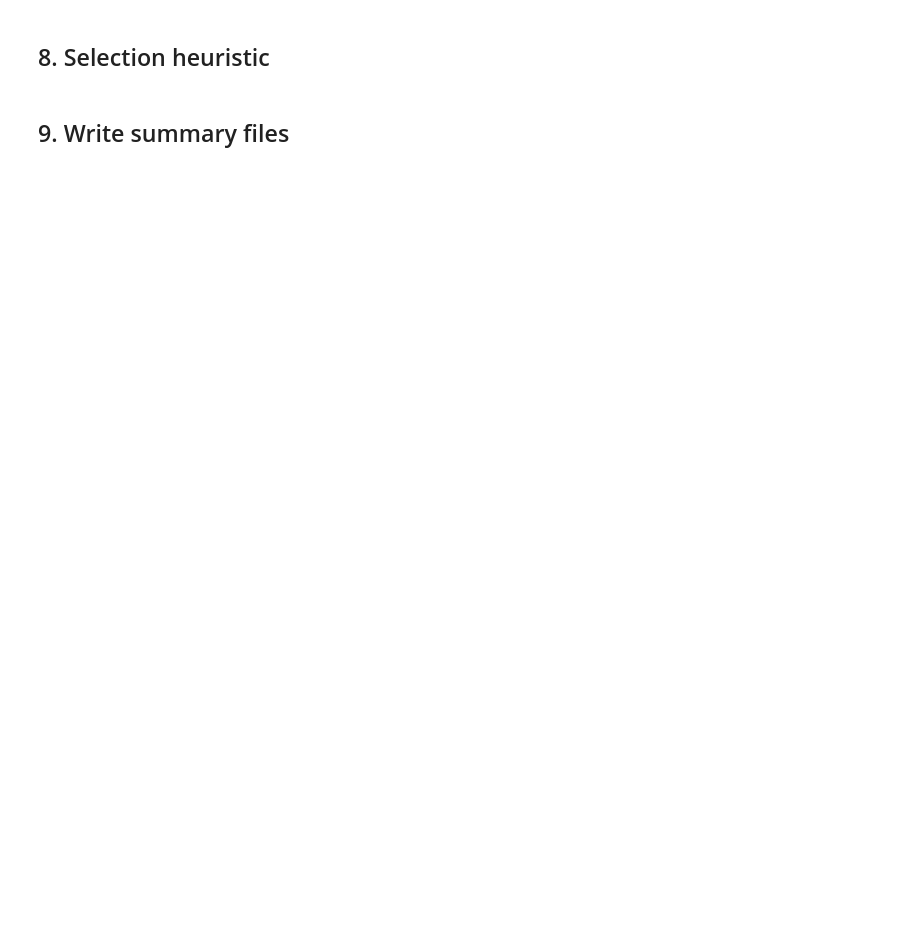
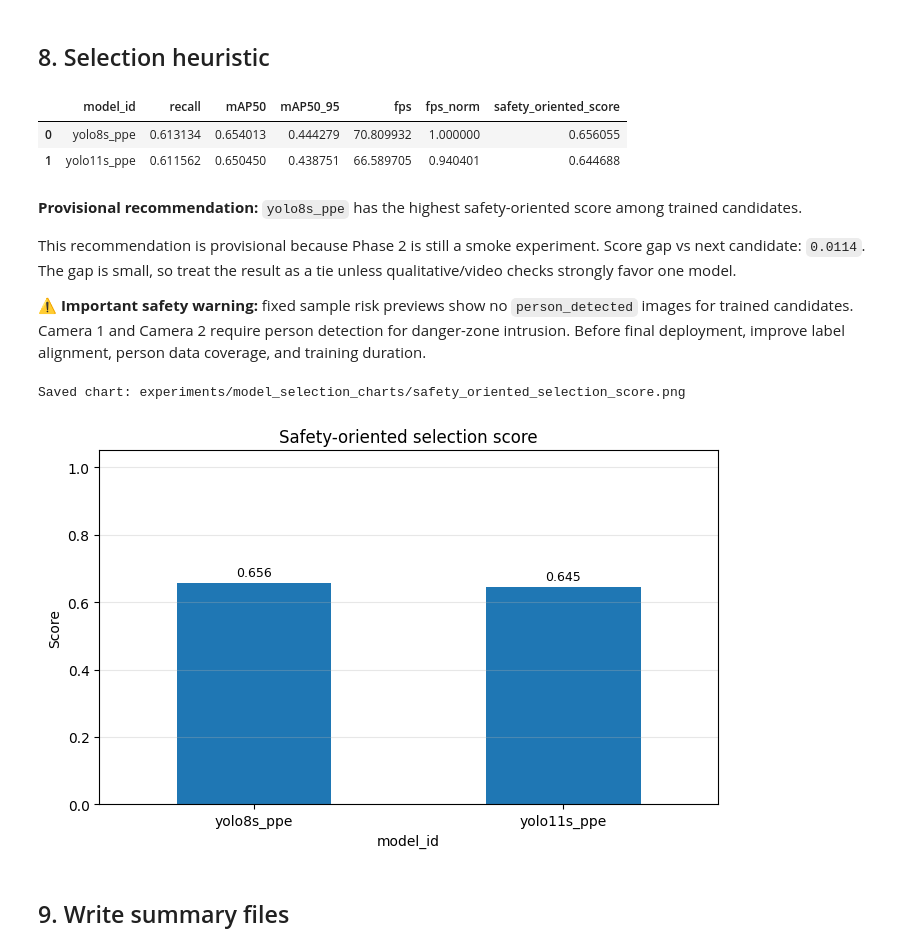
Before and after one commit to TrucmaiUS/factory-safety-ai-cctv, a Jupyter notebook: notebooks/04_model_selection_summary.ipynb, the cells around one changed output. Cells and saved outputs as stored; diff of their text form; code cells hidden in the pictures; blank space fills up the shorter version.

```diff
--- a/notebooks/04_model_selection_summary.ipynb
+++ b/notebooks/04_model_selection_summary.ipynb
@@ -377,33 +464,58 @@ else:
 
     recommendation_lines = [
         f"**Provisional recommendation:** `{best['model_id']}` has the highest safety-oriented score among trained candidates.",
         "",
         "This recommendation is provisional because Phase 2 is still a smoke experiment.",
     ]
 
     if second is not None:
         delta = best["safety_oriented_score"] - second["safety_oriented_score"]
         recommendation_lines.append(f"Score gap vs next candidate: `{delta:.4f}`.")
         if abs(delta) < 0.03:
             recommendation_lines.append("The gap is small, so treat the result as a tie unless qualitative/video checks strongly favor one model.")
 
     # Person detection warning from risk preview.
     if "risk_df" in globals():
         trained_risk = risk_df[risk_df["model_id"].isin(candidate_df["model_id"].tolist())]
         if not trained_risk.empty:
             person_counts = []
             for value in trained_risk["person_detected_images"].tolist():
                 f = to_float_or_none(value)
                 if f is not None:
                     person_counts.append(f)
             if person_counts and max(person_counts) == 0:
                 recommendation_lines.extend([
                     "",
                     "⚠️ **Important safety warning:** fixed sample risk previews show no `person_detected` images for trained candidates.",
                     "Camera 1 and Camera 2 require person detection for danger-zone intrusion. Before final deployment, improve label alignment, person data coverage, and training duration.",
                 ])
 
     display(Markdown("\n".join(recommendation_lines)))
+
+    ax = selection_df.set_index("model_id")["safety_oriented_score"].plot(kind="bar", figsize=(7, 4.5))
+    ax.set_title("Safety-oriented selection score")
+    ax.set_ylabel("Score")
+    ax.set_ylim(0, max(1.05, float(selection_df["safety_oriented_score"].max()) * 1.15))
+    ax.grid(axis="y", alpha=0.3)
+    add_bar_labels(ax, digits=3, fontsize=9)
+    plt.xticks(rotation=0)
+    plt.tight_layout()
+    save_chart("safety_oriented_selection_score.png")
+    plt.show()
+# %% [output]
+|  | model_id | recall | mAP50 | mAP50_95 | fps | fps_norm | safety_oriented_score |
+| 0 | yolo8s_ppe | 0.613134 | 0.654013 | 0.444279 | 70.809932 | 1.000000 | 0.656055 |
+| 1 | yolo11s_ppe | 0.611562 | 0.650450 | 0.438751 | 66.589705 | 0.940401 | 0.644688 |
+**Provisional recommendation:** `yolo8s_ppe` has the highest safety-oriented score among trained candidates.
+
+This recommendation is provisional because Phase 2 is still a smoke experiment.
+Score gap vs next candidate: `0.0114`.
+The gap is small, so treat the result as a tie unless qualitative/video checks strongly favor one model.
+
+⚠️ **Important safety warning:** fixed sample risk previews show no `person_detected` images for trained candidates.
+Camera 1 and Camera 2 require person detection for danger-zone intrusion. Before final deployment, improve label alignment, person data coverage, and training duration.
+Saved chart: experiments/model_selection_charts/safety_oriented_selection_score.png
+[figure, added]
 # %% [markdown]
 ## 9. Write summary files
 # %%
```
Also changed, not shown: parts of 10 cells of this notebook, 28 other files.
